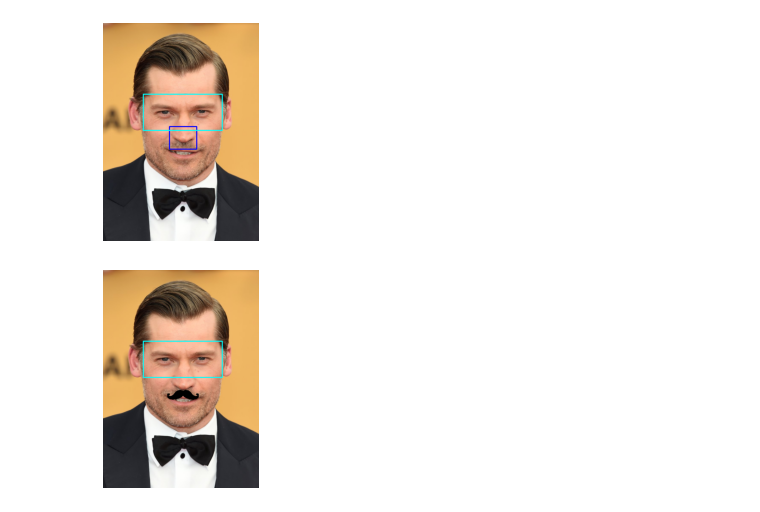
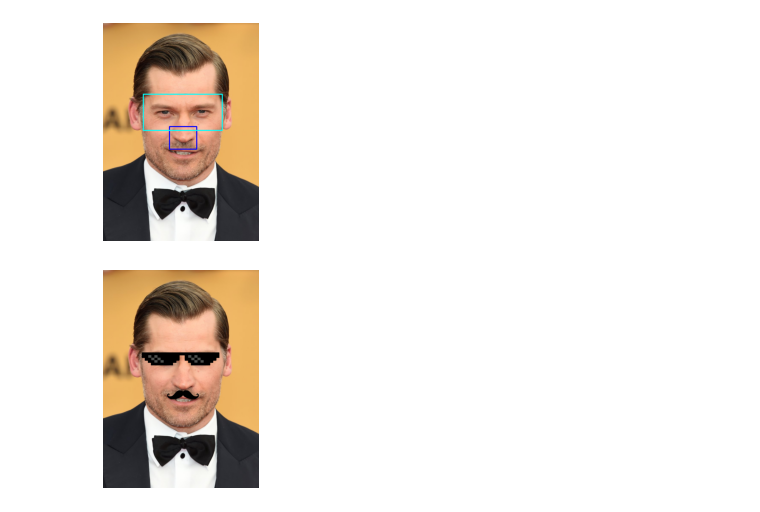
Before and after one commit to utkarshgupta2504/Snapchat-Filter, a Jupyter notebook: snapchatFilter.ipynb, the cells around one changed output. Cells and saved outputs as stored; diff of their text form; code cells hidden in the pictures.

Commit message:
Added glasses on jaime

```diff
--- a/snapchatFilter.ipynb
+++ b/snapchatFilter.ipynb
@@ -75,8 +75,8 @@ showImage(modified_image)
 [figure]
 # %%
 # Saving the accessories
-mustache_image = cv2.imread("assets/mustache.png", cv2.IMREAD_UNCHANGED)
-glasses_image = cv2.imread("assets/glasses.png")
+mustache_image = cv2.imread("assets/mustache.png", -1)
+glasses_image = cv2.imread("assets/glasses.png", -1)
 # %%
 # Resize function
 def resizeImage(img, height = None, width = None):
@@ -92,26 +92,33 @@ def resizeImage(img, height = None, width = None):
 # %%
 # Pasting the accessories
 modified_image = np.copy(img)
 
 for nose in nose_cascade.detectMultiScale(img, 1.3, 5):
 
     x,y,w,h = nose
     # cv2.rectangle(modified_image, (x,y), (x+w, y+h), (255,0,0), 3)
     noseOffset = 20
     mustache_image = resizeImage(mustache_image, width=w+noseOffset)
 
     for i in range(mustache_image.shape[0]):
         for j in range(mustache_image.shape[1]):
             if mustache_image[i][j][3] > 0:
                 modified_image[y + 3*h//5 + i, x+j - noseOffset//2, :] = mustache_image[i, j, :3]
 
 
 for eyes in eyes_cascade.detectMultiScale(img, 1.3, 5):
 
     x,y,w,h = eyes
-    cv2.rectangle(modified_image, (x,y), (x+w, y+h), (255,255,0), 3)
+    eyesOffset = 0
+    glasses_image = resizeImage(glasses_image, width=w+eyesOffset)
+
+    for i in range(glasses_image.shape[0]):
+        for j in range(glasses_image.shape[1]):
+            if glasses_image[i][j][3] > 0:
+                modified_image[y + i, x+j - noseOffset//2, :] = glasses_image[i, j, :3]
+    # cv2.rectangle(modified_image, (x,y), (x+w, y+h), (255,255,0), 3)
 
 
 showImage(modified_image)
 # %% [output]
-[figure, old version]
+[figure, new version]
```
Also changed, not shown: 1 other file.
